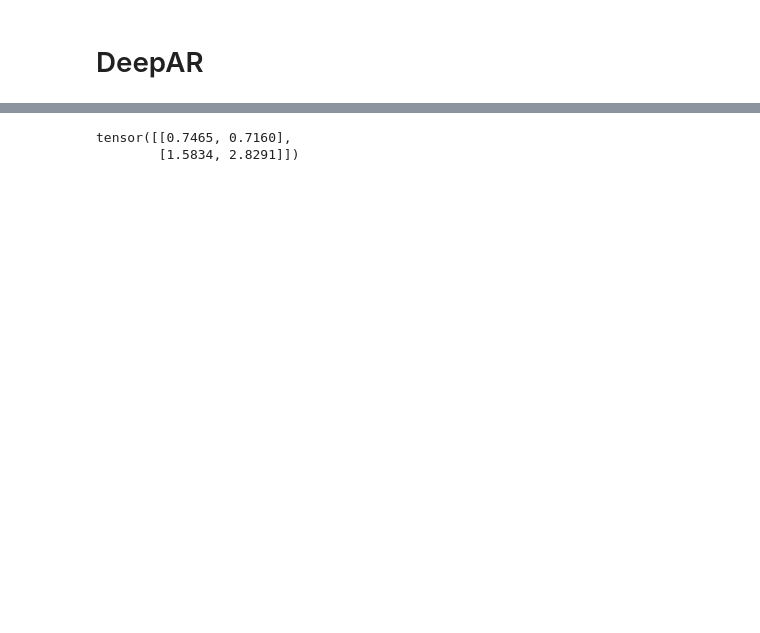
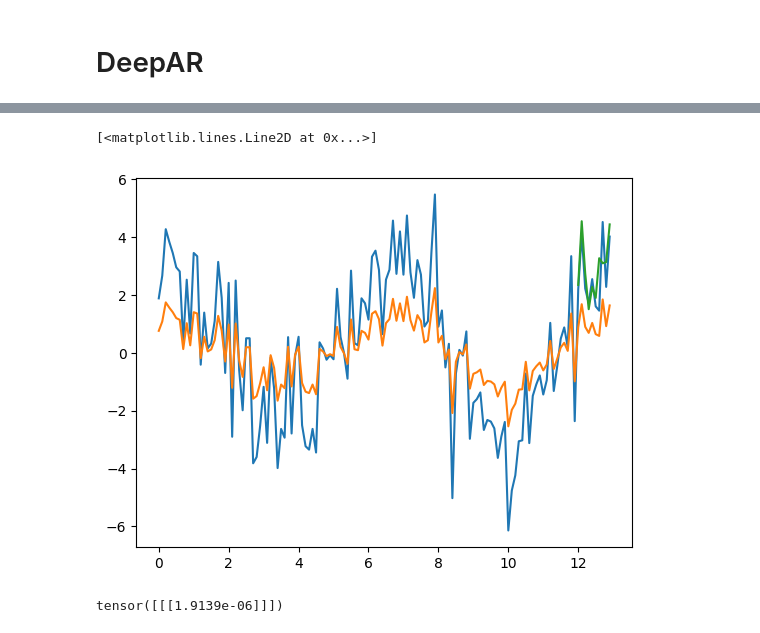
Before and after one commit to lmalms/sequence-learners, a Jupyter notebook: bikes/06_deepar.ipynb, the cells around one changed output, grey strips where cells are left out. Saved outputs shown, nothing was run; the diff lists cells and outputs as text; code cells hidden in the pictures; blank space fills up the shorter version.

```diff
--- a/bikes/06_deepar.ipynb
+++ b/bikes/06_deepar.ipynb
@@ -357,8 +365,34 @@ plt.plot(mean.flatten().numpy())
+# %%
+# Forecast
+input = features[[0]]  # [1, input_seq_length, 1]
+horizon = 10
+
+deepar.eval()
+with torch.no_grad():
+    forecasts = []
+    for h in range(horizon):
+        output = deepar(input)  # [1, input_seq_length, distr_params]
+        output = output[:, -1, :].view(-1, 1, 2)  # Only keep next out-of-sample prediction
+
+        mean, std = torch.tensor_split(output, 2, dim=2)
+        std = F.softplus(std)
+
+        distr = Normal(loc=mean, scale=std)
+        forecast = distr.sample()
+        forecasts.append(forecast)
+
+        input = torch.cat((input, forecast), dim=1)
+
+forecasts = torch.cat(forecasts, dim=1)
+forecasts = forecasts * y_scale + y_loc
 # %%
-Normal(
-    loc=torch.Tensor([[0.0, 1.0], [2.0, 3.0]]),
-    scale=torch.Tensor([[1.0, 1.0], [0.5, 0.5]])
-).sample()
+plt.plot(xs[:input_seq_length + horizon], ys[:input_seq_length + horizon])
+plt.plot(xs[:input_seq_length + horizon], y_scaled[:input_seq_length + horizon])
+plt.plot(xs[input_seq_length:input_seq_length + horizon], forecasts.flatten().numpy())
 # %% [output]
-tensor([[0.7465, 0.7160],
-        [1.5834, 2.8291]])
+[<matplotlib.lines.Line2D at 0x...>]
+[figure, added]
+# %%
+std
+# %% [output]
+tensor([[[1.9139e-06]]])
```
Also changed, not shown: parts of 6 cells of this notebook.
